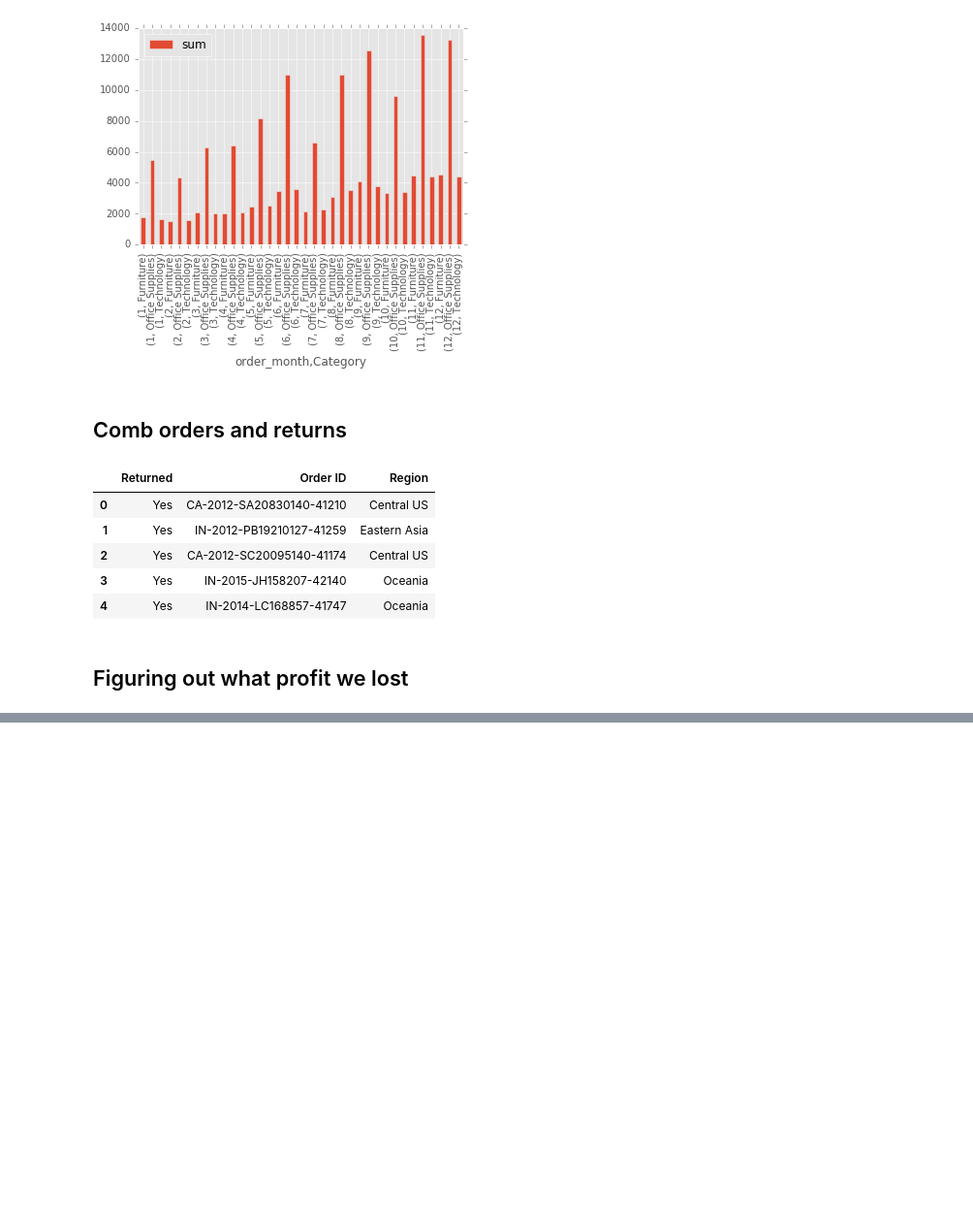
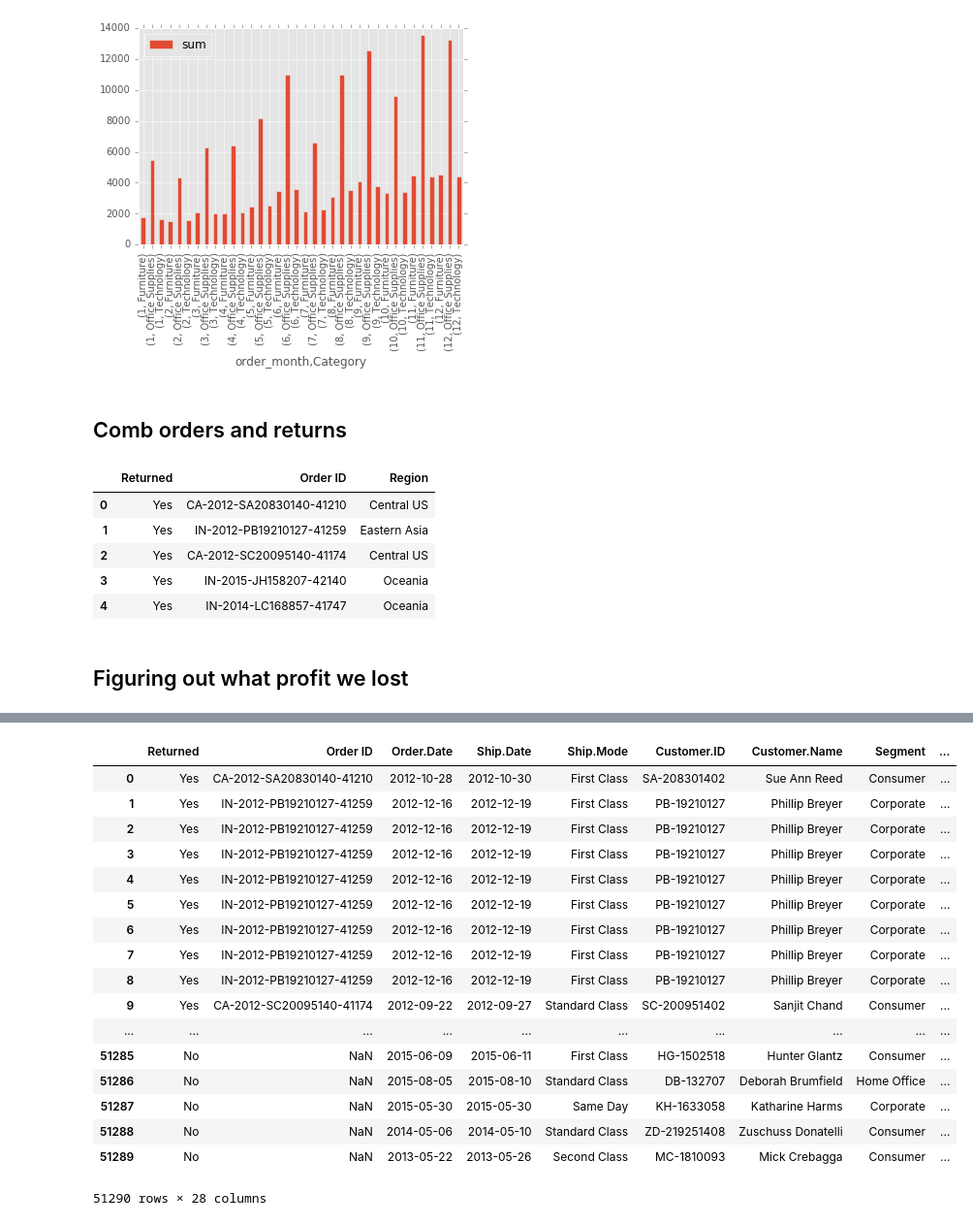
Before and after one commit to brucechyi/teamlab, a Jupyter notebook: ML_Lab.ipynb, the cells around one changed output, grey strips where cells are left out. Shown at 97% size. Drawn from its saved outputs; the diff is of its cells as text; code cells hidden in the pictures; blank space fills up the shorter version.

```diff
--- a/ML_Lab.ipynb
+++ b/ML_Lab.ipynb
@@ -91,0 +149,29 @@ year_loss.plot.bar()
+# %%
+test['Process.Time'] = test['Process.Time'].astype('timedelta64[D]')
+# %%
+item_freq = test[['Order ID','Returned']].groupby('Order ID').count().reset_index()
+# %%
+test = test.merge(item_freq,how='outer',on='Order ID')
+# %%
+test = test.rename(columns = {'Returned_x': 'Returned','Returned_y':'Return_Freq' })
+# %%
+test
+# %% [output]
+|  | Returned | Order ID | Order.Date | Ship.Date | Ship.Mode | Customer.ID | Customer.Name | Segment | ... |
+| 0 | Yes | CA-2012-SA20830140-41210 | 2012-10-28 | 2012-10-30 | First Class | SA-208301402 | Sue Ann Reed | Consumer | ... |
+| 1 | Yes | IN-2012-PB19210127-41259 | 2012-12-16 | 2012-12-19 | First Class | PB-19210127 | Phillip Breyer | Corporate | ... |
+| 2 | Yes | IN-2012-PB19210127-41259 | 2012-12-16 | 2012-12-19 | First Class | PB-19210127 | Phillip Breyer | Corporate | ... |
+| 3 | Yes | IN-2012-PB19210127-41259 | 2012-12-16 | 2012-12-19 | First Class | PB-19210127 | Phillip Breyer | Corporate | ... |
+| 4 | Yes | IN-2012-PB19210127-41259 | 2012-12-16 | 2012-12-19 | First Class | PB-19210127 | Phillip Breyer | Corporate | ... |
+| 5 | Yes | IN-2012-PB19210127-41259 | 2012-12-16 | 2012-12-19 | First Class | PB-19210127 | Phillip Breyer | Corporate | ... |
+| 6 | Yes | IN-2012-PB19210127-41259 | 2012-12-16 | 2012-12-19 | First Class | PB-19210127 | Phillip Breyer | Corporate | ... |
+| 7 | Yes | IN-2012-PB19210127-41259 | 2012-12-16 | 2012-12-19 | First Class | PB-19210127 | Phillip Breyer | Corporate | ... |
+| 8 | Yes | IN-2012-PB19210127-41259 | 2012-12-16 | 2012-12-19 | First Class | PB-19210127 | Phillip Breyer | Corporate | ... |
+| 9 | Yes | CA-2012-SC20095140-41174 | 2012-09-22 | 2012-09-27 | Standard Class | SC-200951402 | Sanjit Chand | Consumer | ... |
+| ... | ... | ... | ... | ... | ... | ... | ... | ... | ... |
+| 51285 | No | NaN | 2015-06-09 | 2015-06-11 | First Class | HG-1502518 | Hunter Glantz | Consumer | ... |
+| 51286 | No | NaN | 2015-08-05 | 2015-08-10 | Standard Class | DB-132707 | Deborah Brumfield | Home Office | ... |
+| 51287 | No | NaN | 2015-05-30 | 2015-05-30 | Same Day | KH-1633058 | Katharine Harms | Corporate | ... |
+| 51288 | No | NaN | 2014-05-06 | 2014-05-10 | Standard Class | ZD-219251408 | Zuschuss Donatelli | Consumer | ... |
+| 51289 | No | NaN | 2013-05-22 | 2013-05-26 | Second Class | MC-1810093 | Mick Crebagga | Consumer | ... |
+51290 rows × 28 columns
```
Also changed, not shown: parts of 15 cells of this notebook.
